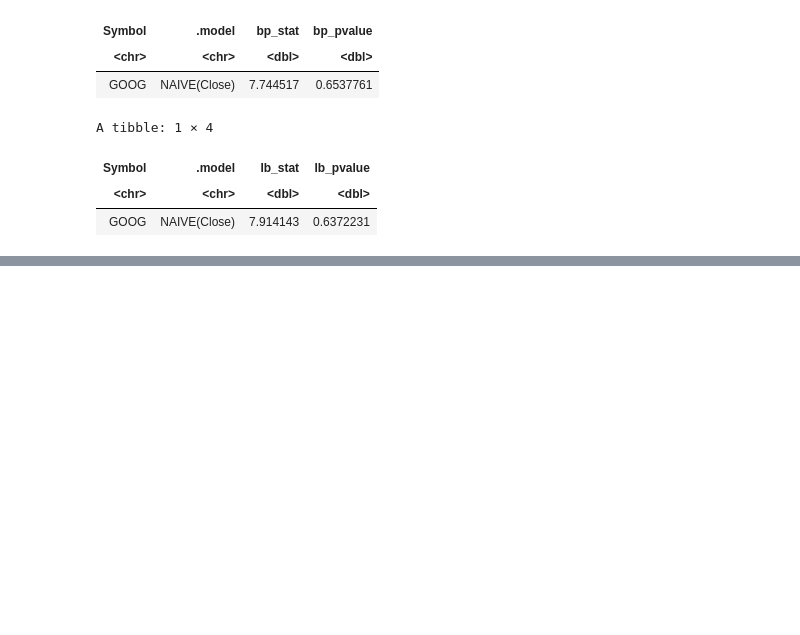
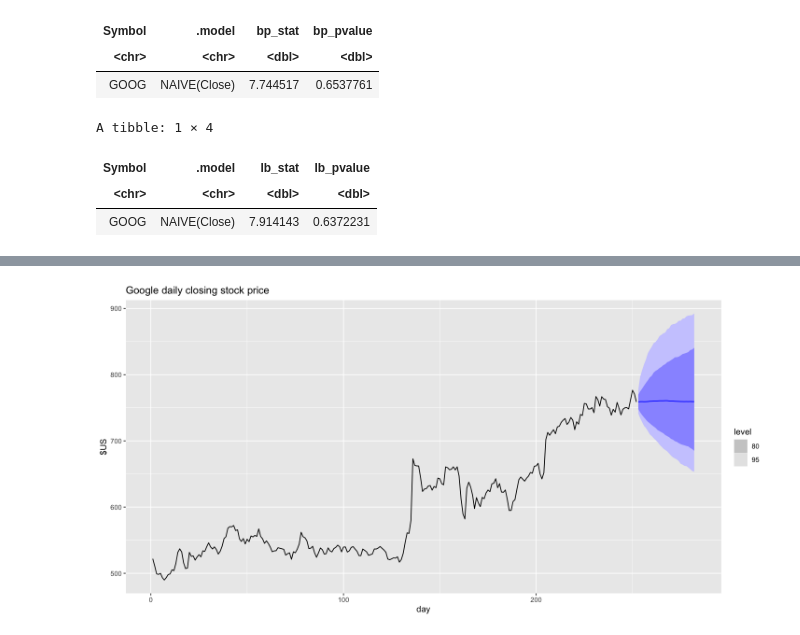
Before and after one commit to antounes/fpp3, a Jupyter notebook: 5_forecasters_toolbox.ipynb, the cells around one changed output, grey strips where cells are left out. Drawn from its saved outputs; the diff is of its cells as text; code cells hidden in the pictures; blank space fills up the shorter version.

```diff
--- a/5_forecasters_toolbox.ipynb
+++ b/5_forecasters_toolbox.ipynb
@@ -333,0 +427,2 @@ A tibble: 1 × 4
+# %%
+fc <- fit %>% forecast(h=30, bootstrap=TRUE)
@@ -333,0 +451,5 @@ A tibble: 1 × 4
+# %%
+autoplot(fc, google_2015) +
+  labs(title="Google daily closing stock price", y="$US")
+# %% [output]
+[figure, added]
```
Also changed, not shown: parts of 20 cells of this notebook.
